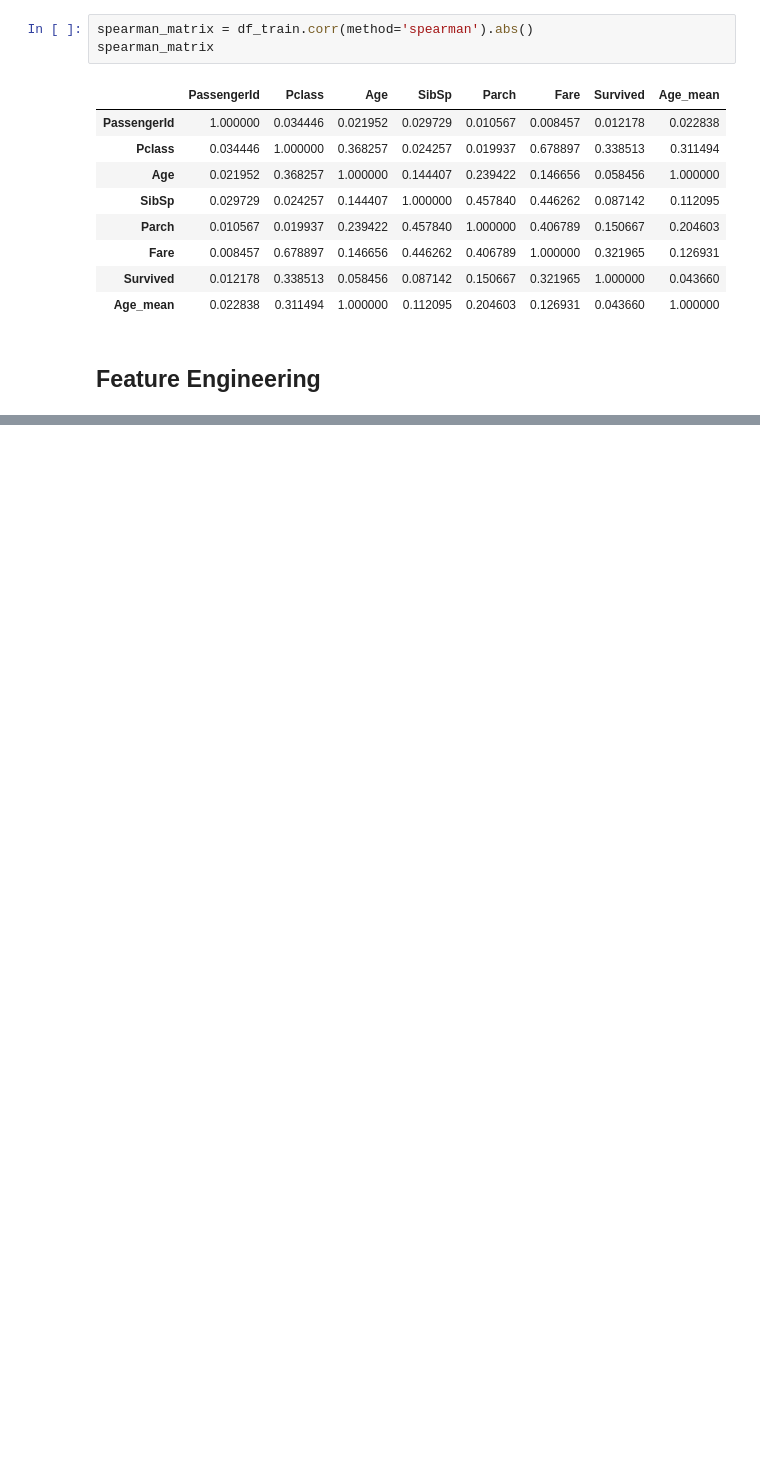
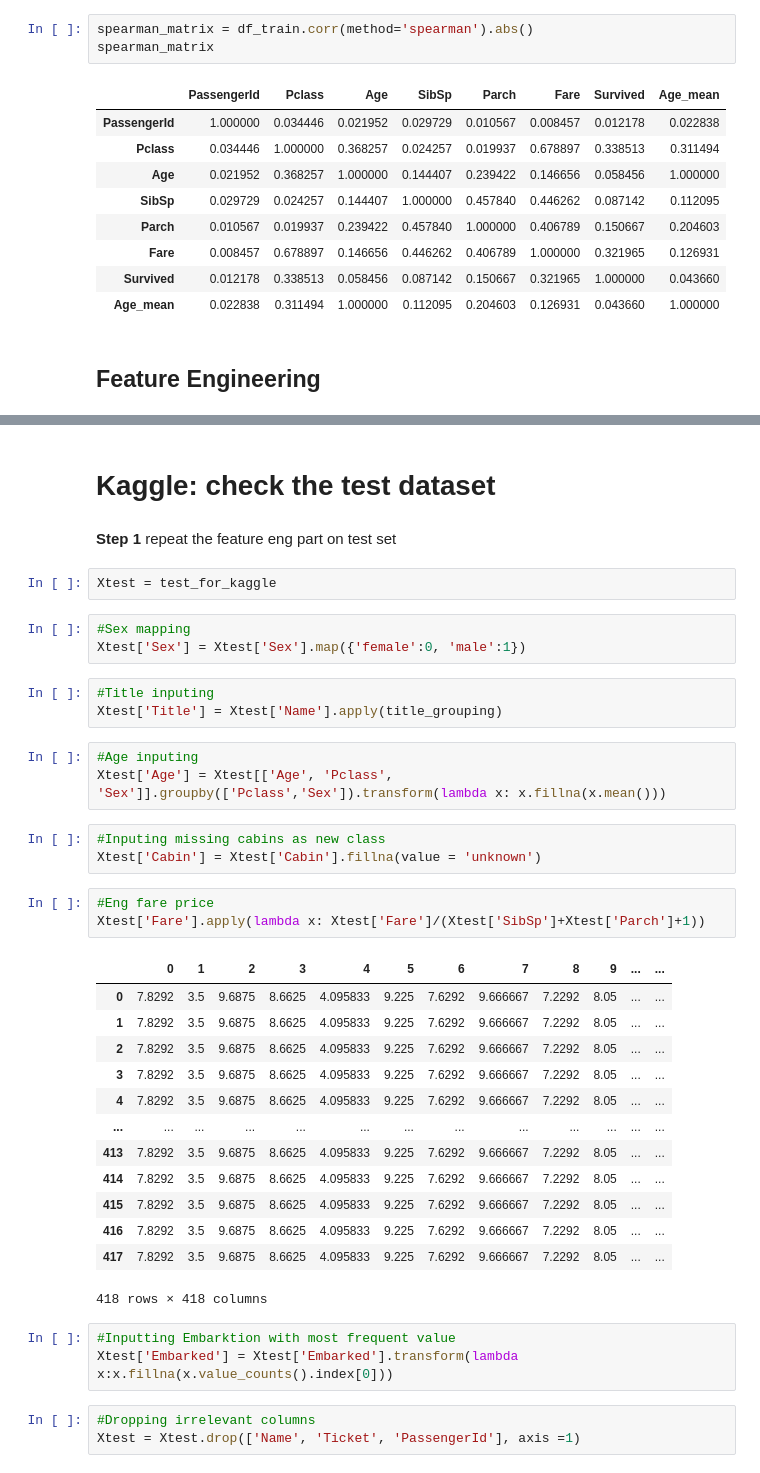
Before and after one commit to ElizavetaBugaeva/bootcamp_projects, a Jupyter notebook: week_02/Project_week02.ipynb, the cells around one changed output, grey strips where cells are left out. Cells and saved outputs as stored; diff of their text form; blank space fills up the shorter version.

```diff
--- a/week_02/Project_week02.ipynb
+++ b/week_02/Project_week02.ipynb
@@ -449,0 +482,41 @@ classifier_model.fit(Xtrain, ytrain)
+# %% [markdown]
+# Kaggle: check the test dataset
+# %% [markdown]
+**Step 1** repeat the feature eng part on test set
+# %%
+Xtest = test_for_kaggle
+# %%
+#Sex mapping
+Xtest['Sex'] = Xtest['Sex'].map({'female':0, 'male':1})
+# %%
+#Title inputing
+Xtest['Title'] = Xtest['Name'].apply(title_grouping)
+# %%
+#Age inputing
+Xtest['Age'] = Xtest[['Age', 'Pclass', 'Sex']].groupby(['Pclass','Sex']).transform(lambda x: x.fillna(x.mean()))
+# %%
+#Inputing missing cabins as new class
+Xtest['Cabin'] = Xtest['Cabin'].fillna(value = 'unknown')
+# %%
+#Eng fare price
+Xtest['Fare'].apply(lambda x: Xtest['Fare']/(Xtest['SibSp']+Xtest['Parch']+1))
+# %% [output]
+|  | 0 | 1 | 2 | 3 | 4 | 5 | 6 | 7 | 8 | 9 | ... | ... |
+| 0 | 7.8292 | 3.5 | 9.6875 | 8.6625 | 4.095833 | 9.225 | 7.6292 | 9.666667 | 7.2292 | 8.05 | ... | ... |
+| 1 | 7.8292 | 3.5 | 9.6875 | 8.6625 | 4.095833 | 9.225 | 7.6292 | 9.666667 | 7.2292 | 8.05 | ... | ... |
+| 2 | 7.8292 | 3.5 | 9.6875 | 8.6625 | 4.095833 | 9.225 | 7.6292 | 9.666667 | 7.2292 | 8.05 | ... | ... |
+| 3 | 7.8292 | 3.5 | 9.6875 | 8.6625 | 4.095833 | 9.225 | 7.6292 | 9.666667 | 7.2292 | 8.05 | ... | ... |
+| 4 | 7.8292 | 3.5 | 9.6875 | 8.6625 | 4.095833 | 9.225 | 7.6292 | 9.666667 | 7.2292 | 8.05 | ... | ... |
+| ... | ... | ... | ... | ... | ... | ... | ... | ... | ... | ... | ... | ... |
+| 413 | 7.8292 | 3.5 | 9.6875 | 8.6625 | 4.095833 | 9.225 | 7.6292 | 9.666667 | 7.2292 | 8.05 | ... | ... |
+| 414 | 7.8292 | 3.5 | 9.6875 | 8.6625 | 4.095833 | 9.225 | 7.6292 | 9.666667 | 7.2292 | 8.05 | ... | ... |
+| 415 | 7.8292 | 3.5 | 9.6875 | 8.6625 | 4.095833 | 9.225 | 7.6292 | 9.666667 | 7.2292 | 8.05 | ... | ... |
+| 416 | 7.8292 | 3.5 | 9.6875 | 8.6625 | 4.095833 | 9.225 | 7.6292 | 9.666667 | 7.2292 | 8.05 | ... | ... |
+| 417 | 7.8292 | 3.5 | 9.6875 | 8.6625 | 4.095833 | 9.225 | 7.6292 | 9.666667 | 7.2292 | 8.05 | ... | ... |
+418 rows × 418 columns
+# %%
+#Inputting Embarktion with most frequent value
+Xtest['Embarked'] = Xtest['Embarked'].transform(lambda x:x.fillna(x.value_counts().index[0]))
+# %%
+#Dropping irrelevant columns
+Xtest = Xtest.drop(['Name', 'Ticket', 'PassengerId'], axis =1)
```
Also changed, not shown: parts of 92 cells of this notebook.
